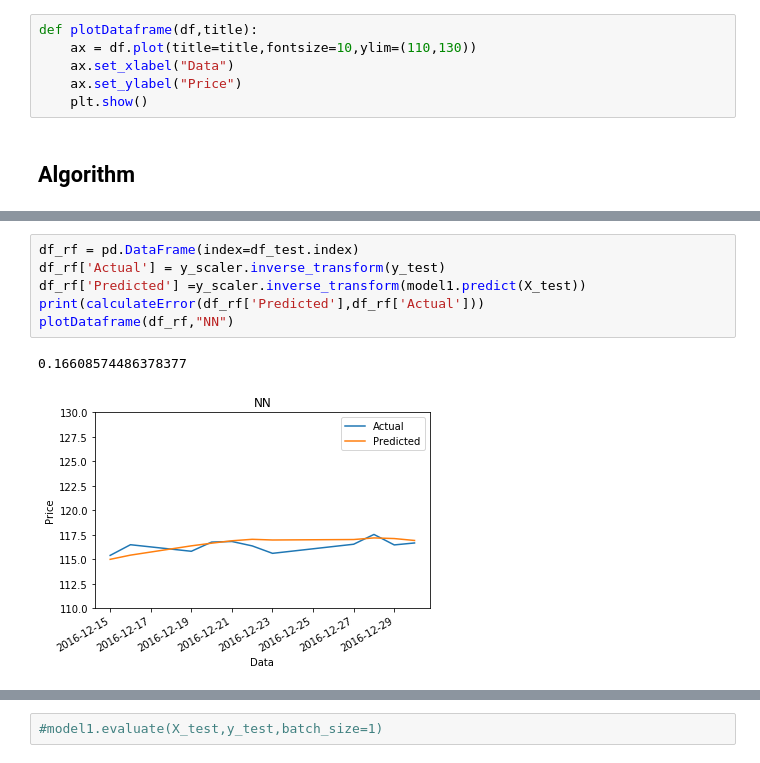
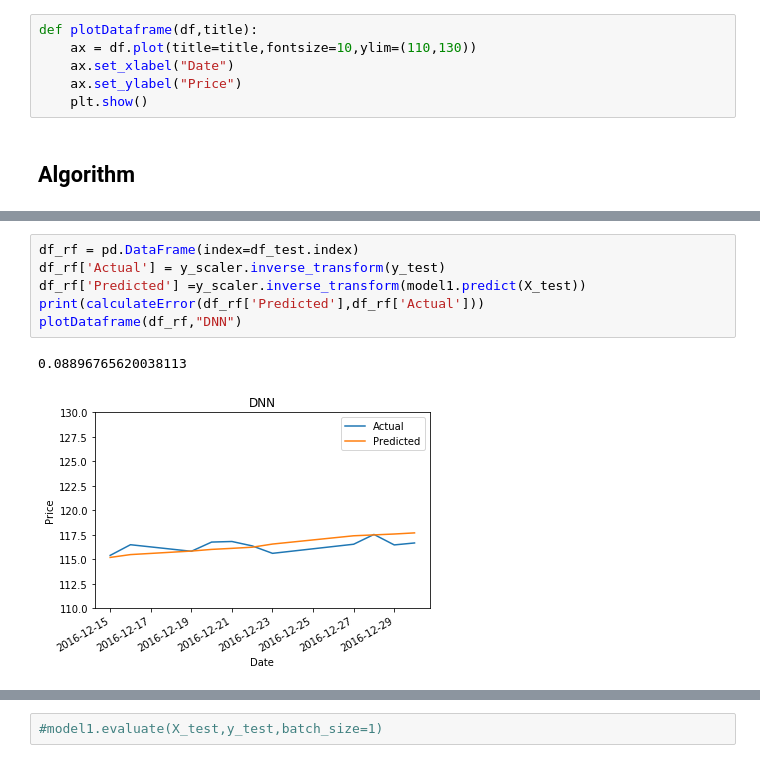
Before and after one commit to prashant2018/Stock-Price-Prediction, a Jupyter notebook: Stock Neural Networks.ipynb, the cells around one changed output, grey strips where cells are left out. Cells and saved outputs as stored; diff of their text form.

```diff
--- a/Stock Neural Networks.ipynb
+++ b/Stock Neural Networks.ipynb
@@ -97,7 +97,7 @@ y_test = y_scaler.transform(y_test)
 # %%
 def plotDataframe(df,title):
     ax = df.plot(title=title,fontsize=10,ylim=(110,130))
-    ax.set_xlabel("Data")
+    ax.set_xlabel("Date")
     ax.set_ylabel("Price")
     plt.show()
 # %% [markdown]
@@ -148,9 +146,9 @@ Epoch 500/500
 # %%
 df_rf = pd.DataFrame(index=df_test.index)
 df_rf['Actual'] = y_scaler.inverse_transform(y_test)
 df_rf['Predicted'] =y_scaler.inverse_transform(model1.predict(X_test))
 print(calculateError(df_rf['Predicted'],df_rf['Actual']))
-plotDataframe(df_rf,"NN")
+plotDataframe(df_rf,"DNN")
 # %% [output]
-0.16608574486378377
+0.08896765620038113
-[figure, old version]
+[figure, new version]
```
Also changed, not shown: parts of 3 cells of this notebook, 2 other files.
